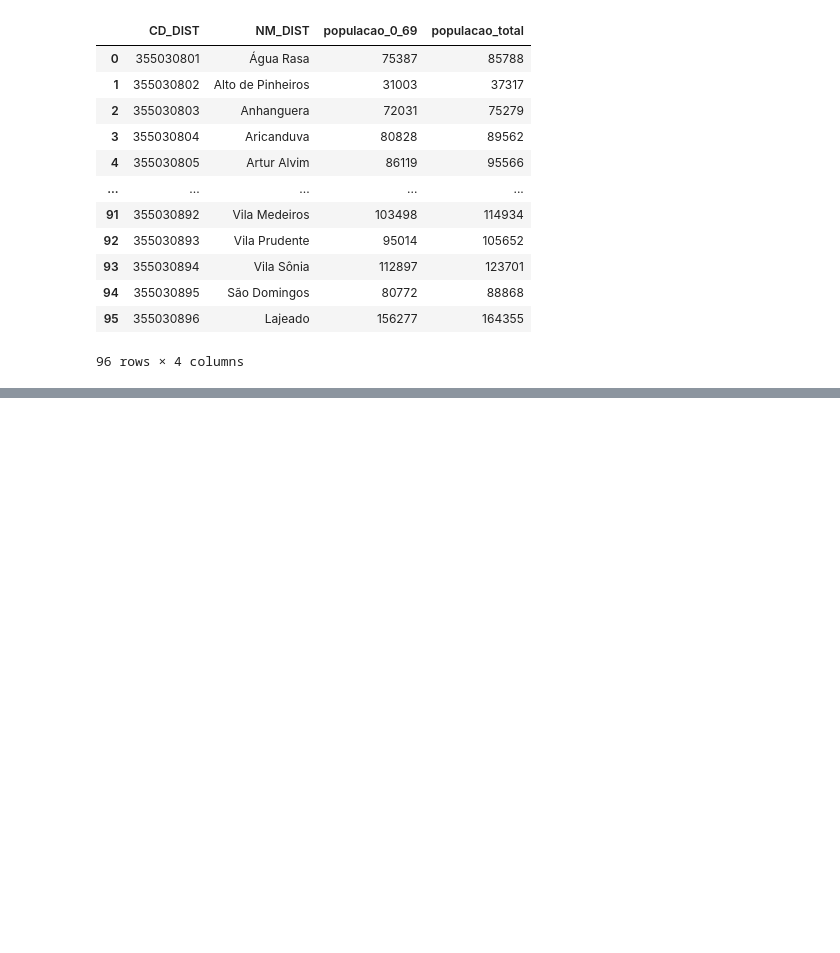
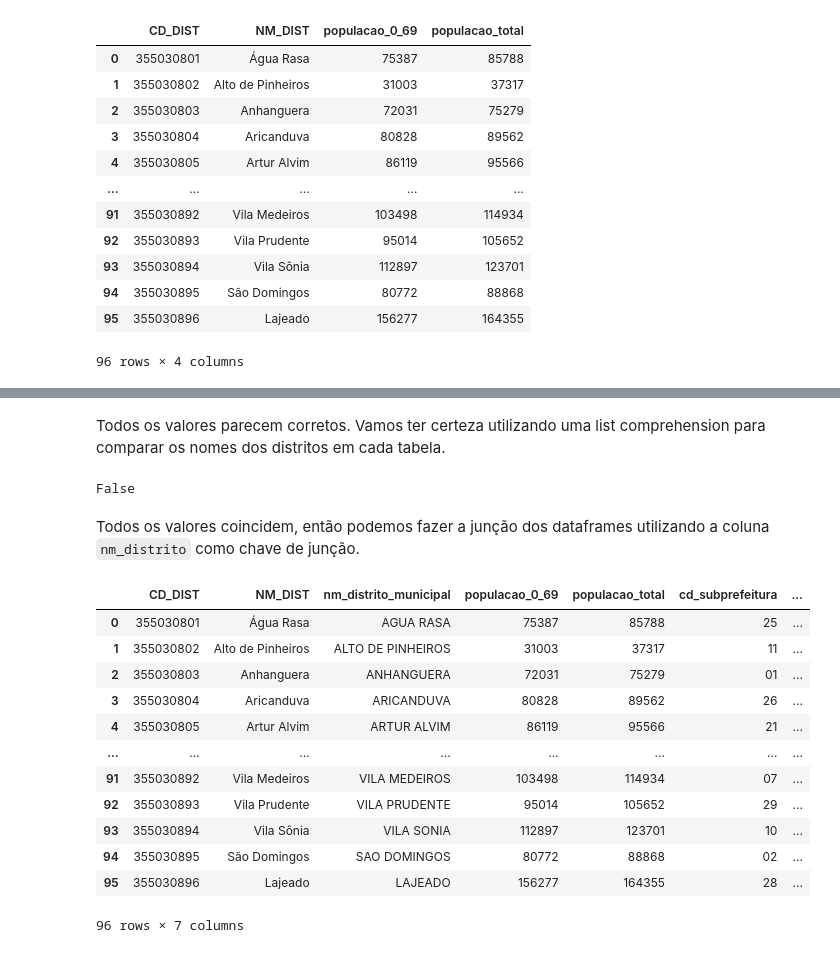
Before and after one commit to ObservatorioPoliticasTCM/datasp-dados, a Jupyter notebook: notebooks_outputs/01 População por subprefeitura - transformação.ipynb, the cells around one changed output, grey strips where cells are left out. Drawn from its saved outputs; the diff is of its cells as text; code cells hidden in the pictures; blank space fills up the shorter version.

Commit message:
Gerada tabela com os dados de população por distritos

```diff
--- a/notebooks_outputs/01 População por subprefeitura - transformação.ipynb
+++ b/notebooks_outputs/01 População por subprefeitura - transformação.ipynb
@@ -212,0 +217,8 @@ df_pop_summary
+# %%
+df_pop_summary.insert(
+    2,
+    'nm_distrito_municipal',
+    df_pop_summary['NM_DIST'].apply(lambda x: unidecode(x).upper().strip())
+)
+
+df_pop_summary
@@ -212,0 +267,38 @@ df_pop_summary
+# %% [markdown]
+Todos os valores parecem corretos. Vamos ter certeza utilizando uma list comprehension para comparar os nomes dos distritos em cada tabela.
+# %%
+any([dist_censo != dist_gs
+    for dist_censo, dist_gs in zip(
+        sorted(df_pop_summary['nm_distrito_municipal'].unique()),
+        sorted(df_dist_sub['nm_distrito_municipal'].unique())
+    )])
+# %% [output]
+False
+# %% [markdown]
+Todos os valores coincidem, então podemos fazer a junção dos dataframes utilizando a coluna `nm_distrito` como chave de junção.
+# %%
+df_pop_summary = (
+    df_pop_summary
+    .merge(
+        df_dist_sub[['nm_distrito_municipal', 'cd_subprefeitura', 'nm_subprefeitura']],
+        left_on='nm_distrito_municipal',
+        right_on='nm_distrito_municipal',
+        how='left'
+    )
+)
+
+df_pop_summary
+# %% [output]
+|  | CD_DIST | NM_DIST | nm_distrito_municipal | populacao_0_69 | populacao_total | cd_subprefeitura | ... |
+| 0 | 355030801 | Água Rasa | AGUA RASA | 75387 | 85788 | 25 | ... |
+| 1 | 355030802 | Alto de Pinheiros | ALTO DE PINHEIROS | 31003 | 37317 | 11 | ... |
+| 2 | 355030803 | Anhanguera | ANHANGUERA | 72031 | 75279 | 01 | ... |
+| 3 | 355030804 | Aricanduva | ARICANDUVA | 80828 | 89562 | 26 | ... |
+| 4 | 355030805 | Artur Alvim | ARTUR ALVIM | 86119 | 95566 | 21 | ... |
+| ... | ... | ... | ... | ... | ... | ... | ... |
+| 91 | 355030892 | Vila Medeiros | VILA MEDEIROS | 103498 | 114934 | 07 | ... |
+| 92 | 355030893 | Vila Prudente | VILA PRUDENTE | 95014 | 105652 | 29 | ... |
+| 93 | 355030894 | Vila Sônia | VILA SONIA | 112897 | 123701 | 10 | ... |
+| 94 | 355030895 | São Domingos | SAO DOMINGOS | 80772 | 88868 | 02 | ... |
+| 95 | 355030896 | Lajeado | LAJEADO | 156277 | 164355 | 28 | ... |
+96 rows × 7 columns
```
Also changed, not shown: parts of 5 cells of this notebook, 1 other file.
